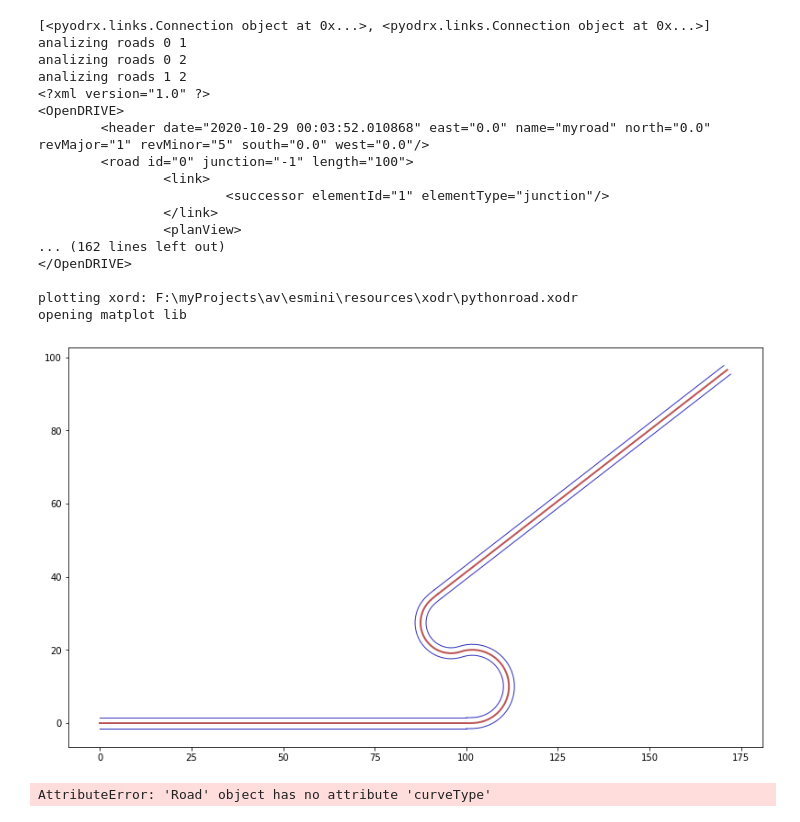
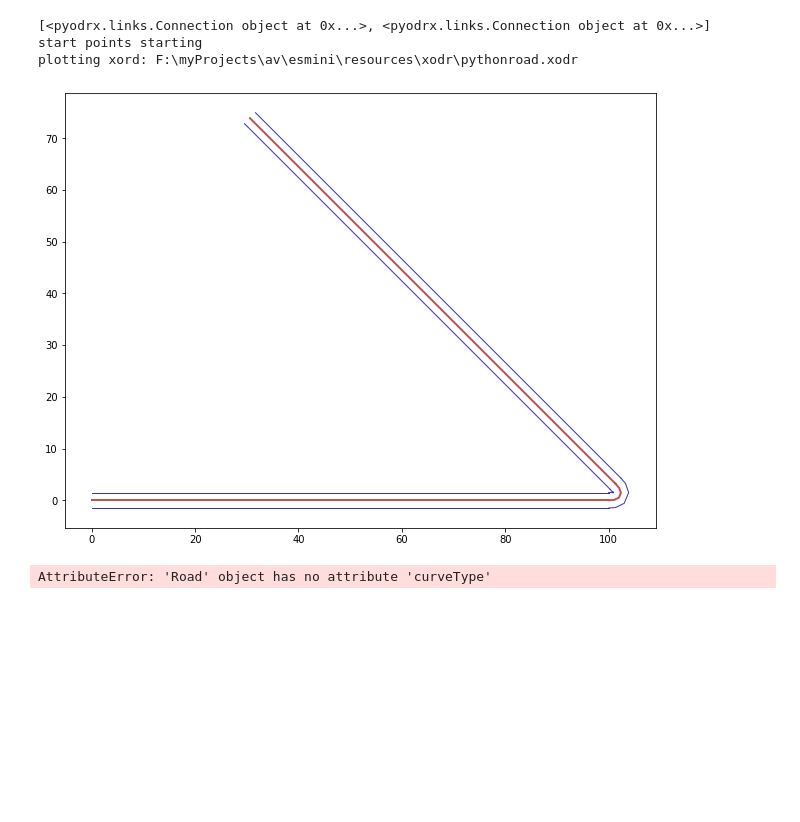
Before and after one commit to AugmentedDesignLab/junction-art, a Jupyter notebook: junctions/notebooks/junction-2.ipynb, the cells around one changed output. Drawn from its saved outputs; the diff is of its cells as text; code cells hidden in the pictures; blank space fills up the shorter version.

```diff
--- a/junctions/notebooks/junction-2.ipynb
+++ b/junctions/notebooks/junction-2.ipynb
@@ -14,9 +14,9 @@ roads = []
 roads.append(pyodrx.create_straight_road(0))
 # roads.append(pyodrx.create_straight_road(1, junction=1))
 # roads.append(pyodrx.create_cloth_arc_cloth(.05, arc_angle=(np.pi - np.pi/4), cloth_angle=np.pi/8, r_id=1, junction = 1))
-# roads.append(roadBuilder.createSimpleCurve(1, np.pi/4, True))
+roads.append(roadBuilder.createSimpleCurve(1, np.pi/4, True, curvature = 0.9))
 # roads.append(roadBuilder.createSimpleCurveWithLongArc(1, -np.pi/16, True, curvature = 0.5))
-roads.append(roadBuilder.createS(1, -np.pi/20, True, curvature = 0.1))
+# roads.append(roadBuilder.createS(1, -np.pi/20, True, curvature = 0.1))
 roads.append(pyodrx.create_straight_road(2))
 
 roads[0].add_successor(pyodrx.ElementType.junction,1)
@@ -30,50 +30,36 @@ roads[2].add_predecessor(pyodrx.ElementType.junction,1)
 
 # con1 = pyodrx.Connection(0,1,pyodrx.ContactPoint.start)
 # con1.add_lanelink(-1,-1)
 
 
 #3. create junction
 # junction = pyodrx.Junction('test',1)
 # junction.add_connection(con1)
 
 junction = pyodrx.create_junction([roads[1]], 1, roads)
 
 print(junction.connections)
 
 #4. make xord, add roads, add junctions, adjust
 
 # create the opendrive
 odr = pyodrx.OpenDrive('myroad')
 for r in roads:
     odr.add_road(r)
 
 # odr.create_junction()
 
 odr.add_junction(junction)
 odr.adjust_roads_and_lanes()
 
-pyodrx.prettyprint(odr.get_element())
+# pyodrx.prettyprint(odr.get_element())
 
 extensions.view_road(odr,os.path.join('..','F:\\myProjects\\av\\esmini'))
 # %% [output]
 [<pyodrx.links.Connection object at 0x...>, <pyodrx.links.Connection object at 0x...>]
-analizing roads 0 1
-analizing roads 0 2
-analizing roads 1 2
-<?xml version="1.0" ?>
-<OpenDRIVE>
-        <header date="2020-10-29 00:03:52.010868" east="0.0" name="myroad" north="0.0" revMajor="1" revMinor="5" south="0.0" west="0.0"/>
-        <road id="0" junction="-1" length="100">
-                <link>
-                        <successor elementId="1" elementType="junction"/>
-                </link>
-                <planView>
-... (162 lines left out)
-</OpenDRIVE>
-
+start points starting
 plotting xord: F:\myProjects\av\esmini\resources\xodr\pythonroad.xodr
-opening matplot lib
-[figure, old version]
+[figure, new version]
 # %%
 roads[1].curveType
 # %% [output]
```
Also changed, not shown: parts of 1 cell of this notebook, 12 other files.
